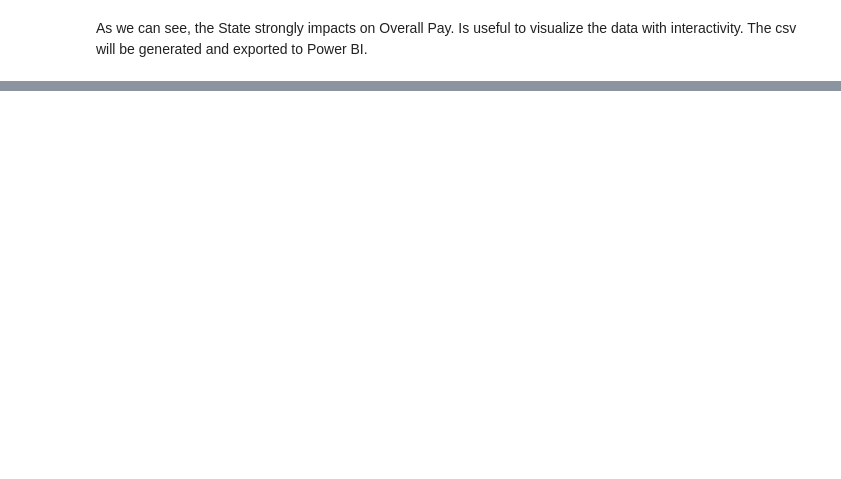
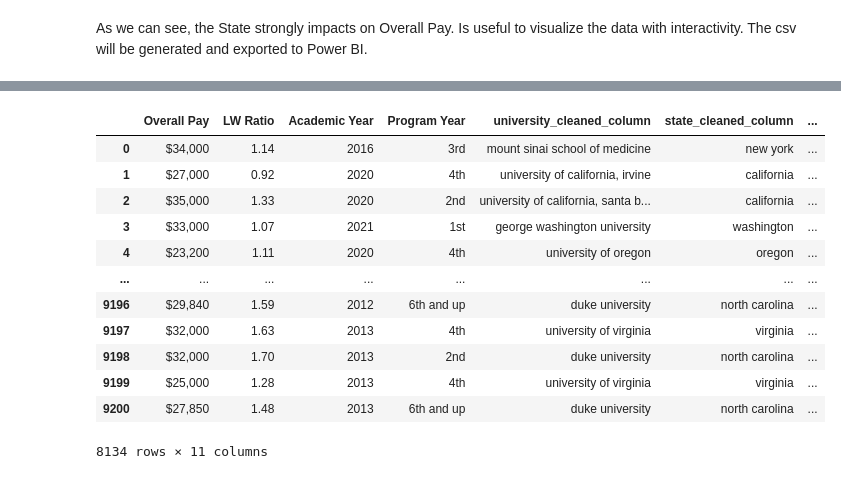
Before and after one commit to amandaventurac/PhD_salaries, a Jupyter notebook: PhD_salaries.ipynb, the cells around one changed output, grey strips where cells are left out. Cells and saved outputs as stored; diff of their text form; code cells hidden in the pictures; blank space fills up the shorter version.

```diff
--- a/PhD_salaries.ipynb
+++ b/PhD_salaries.ipynb
@@ -1109,0 +1180,2 @@ df_final.to_excel("phd_stipend.xlsx", index = False)
+# %%
+df3.dropna(inplace= True)
@@ -1109,0 +1184,21 @@ df_final.to_excel("phd_stipend.xlsx", index = False)
+# %%
+def format_date_to_prophet(data):
+  out = data + "-01-01"
+  return out
+# %%
+df3["formated date"] = df3["Academic Year"].apply(format_date_to_prophet)
+display(df3)
+# %% [output]
+|  | Overall Pay | LW Ratio | Academic Year | Program Year | university_cleaned_column | state_cleaned_column | ... |
+| 0 | $34,000 | 1.14 | 2016 | 3rd | mount sinai school of medicine | new york | ... |
+| 1 | $27,000 | 0.92 | 2020 | 4th | university of california, irvine | california | ... |
+| 2 | $35,000 | 1.33 | 2020 | 2nd | university of california, santa b... | california | ... |
+| 3 | $33,000 | 1.07 | 2021 | 1st | george washington university | washington | ... |
+| 4 | $23,200 | 1.11 | 2020 | 4th | university of oregon | oregon | ... |
+| ... | ... | ... | ... | ... | ... | ... | ... |
+| 9196 | $29,840 | 1.59 | 2012 | 6th and up | duke university | north carolina | ... |
+| 9197 | $32,000 | 1.63 | 2013 | 4th | university of virginia | virginia | ... |
+| 9198 | $32,000 | 1.70 | 2013 | 2nd | duke university | north carolina | ... |
+| 9199 | $25,000 | 1.28 | 2013 | 4th | university of virginia | virginia | ... |
+| 9200 | $27,850 | 1.48 | 2013 | 6th and up | duke university | north carolina | ... |
+8134 rows × 11 columns
```
Also changed, not shown: parts of 41 cells of this notebook.
